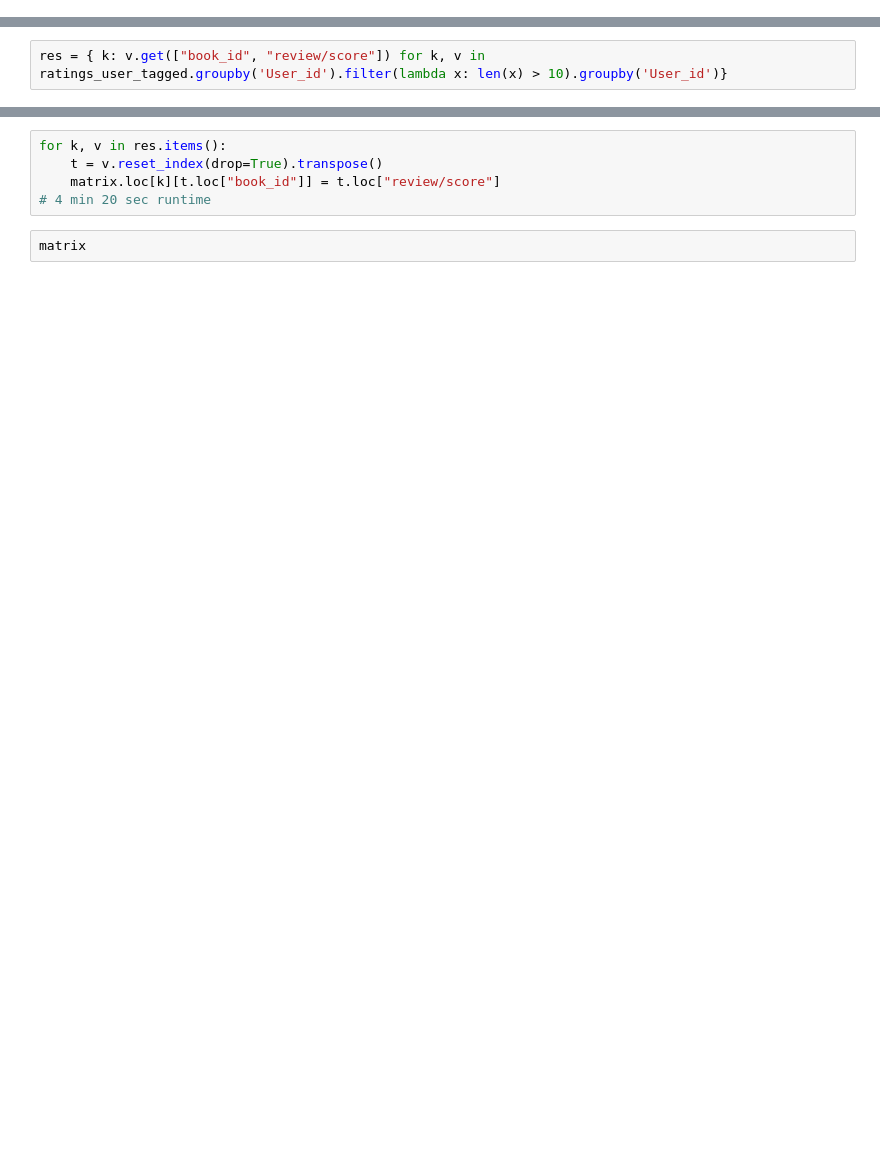
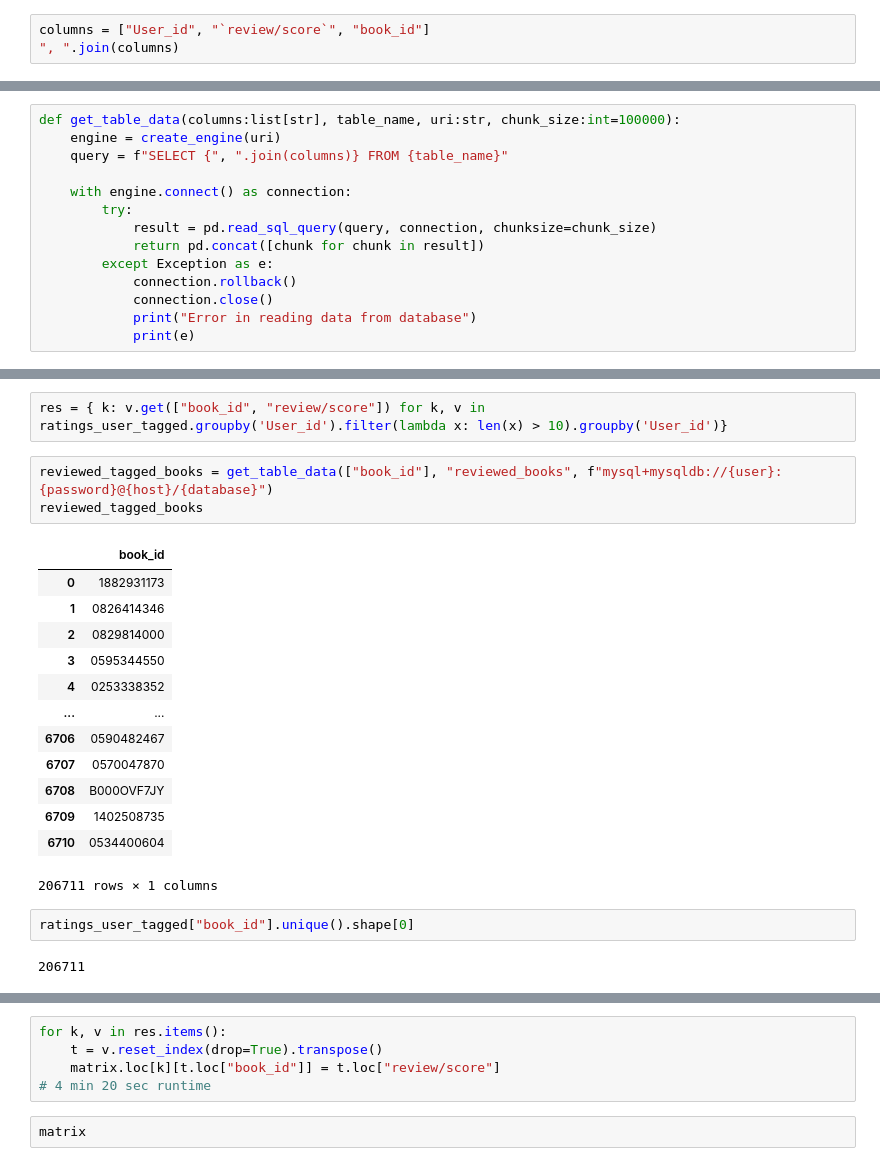
Before and after one commit to jinks145/pj_fireteam-108c, a Jupyter notebook: review_to_user_matrix.ipynb, the cells around one changed output, grey strips where cells are left out. Saved outputs shown, nothing was run; the diff lists cells and outputs as text; blank space fills up the shorter version.

```diff
--- a/review_to_user_matrix.ipynb
+++ b/review_to_user_matrix.ipynb
@@ -4,3 +4,6 @@ import pymysql
 from sqlalchemy import create_engine
 # %%
 import numpy as np
+# %%
+columns = ["User_id", "`review/score`", "book_id"]
+", ".join(columns)
@@ -9,4 +14,18 @@ host = 'fireteam108c-db.ctq6oauek6z5.us-east-2.rds.amazonaws.com:3306'
 user = 'admin108c'
 password = 'fireteam108c'
 database = 'amazon_books'
+# %%
+def get_table_data(columns:list[str], table_name, uri:str, chunk_size:int=100000):
+	engine = create_engine(uri)
+	query = f"SELECT {", ".join(columns)} FROM {table_name}"
+
+	with engine.connect() as connection:
+		try:
+			result = pd.read_sql_query(query, connection, chunksize=chunk_size)
+			return pd.concat([chunk for chunk in result])
+		except Exception as e:
+			connection.rollback()
+			connection.close()
+			print("Error in reading data from database")
+			print(e)
 # %%
@@ -60,2 +49,23 @@ ratings_user_tagged
 # %%
 res = { k: v.get(["book_id", "review/score"]) for k, v in ratings_user_tagged.groupby('User_id').filter(lambda x: len(x) > 10).groupby('User_id')}
+# %%
+reviewed_tagged_books = get_table_data(["book_id"], "reviewed_books", f"mysql+mysqldb://{user}:{password}@{host}/{database}")
+reviewed_tagged_books
+# %% [output]
+|  | book_id |
+| 0 | 1882931173 |
+| 1 | 0826414346 |
+| 2 | 0829814000 |
+| 3 | 0595344550 |
+| 4 | 0253338352 |
+| ... | ... |
+| 6706 | 0590482467 |
+| 6707 | 0570047870 |
+| 6708 | B000OVF7JY |
+| 6709 | 1402508735 |
+| 6710 | 0534400604 |
+206711 rows × 1 columns
+# %%
+ratings_user_tagged["book_id"].unique().shape[0]
+# %% [output]
+206711
```
Also changed, not shown: parts of 30 cells of this notebook, 1 other file.
